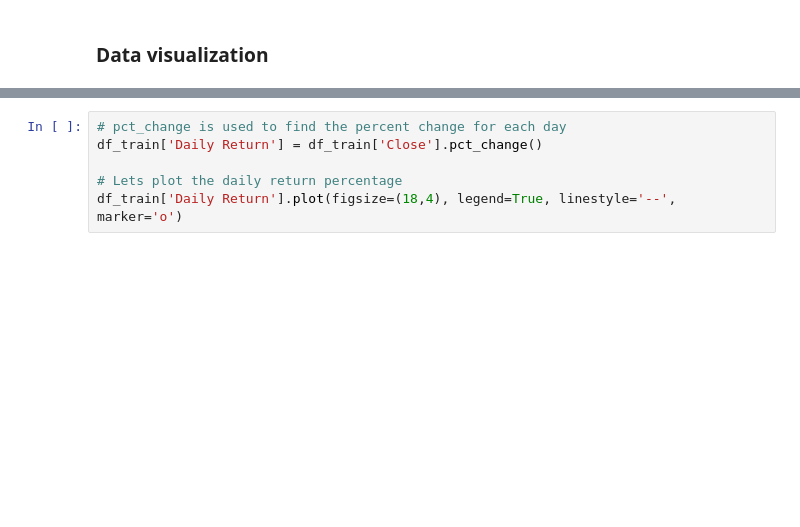
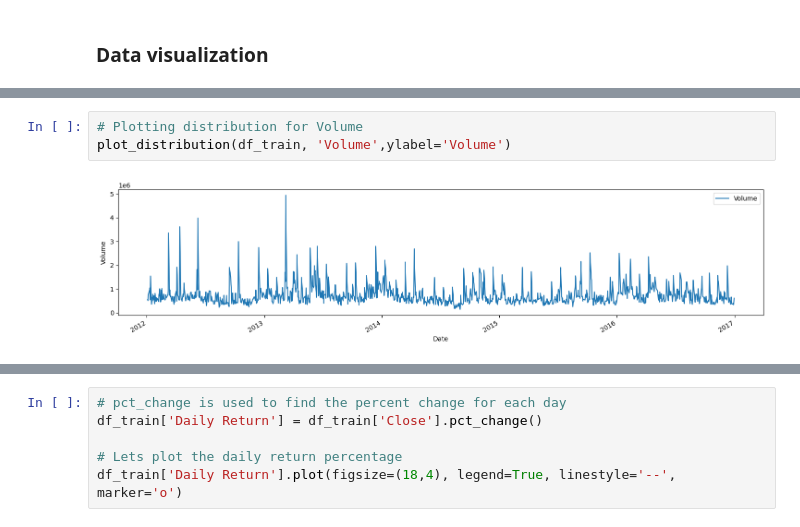
Before and after one commit to taharathussain/Stock-Price-Prediction, a Jupyter notebook: Code.ipynb, the cells around one changed output, grey strips where cells are left out. Saved outputs shown, nothing was run; the diff lists cells and outputs as text; blank space fills up the shorter version.

```diff
--- a/Code.ipynb
+++ b/Code.ipynb
@@ -176,0 +127,5 @@ Text(0.5, 1.0, 'Price Return')
+# %%
+# Plotting distribution for Volume
+plot_distribution(df_train, 'Volume',ylabel='Volume')
+# %% [output]
+[figure, added]
```
Also changed, not shown: parts of 98 cells of this notebook, 8 other files.
